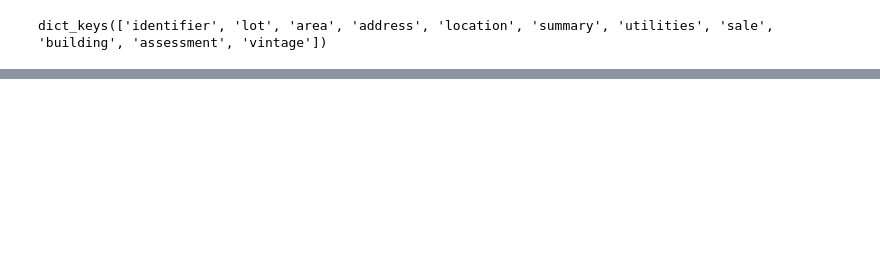
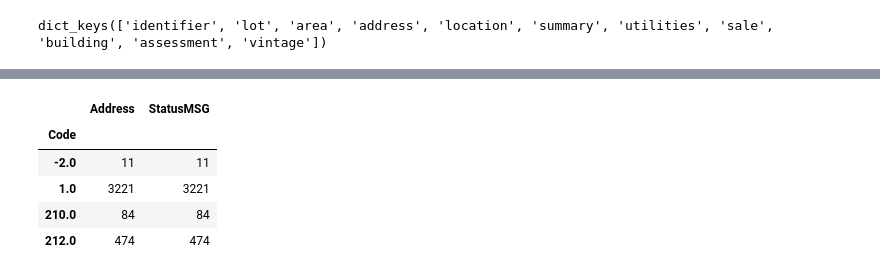
Before and after one commit to asensio-lab/albany-housing-analytics, a Jupyter notebook: property_scraper/property_data.ipynb, the cells around one changed output, grey strips where cells are left out. Cells and saved outputs as stored; diff of their text form; code cells hidden in the pictures; blank space fills up the shorter version.

```diff
--- a/property_scraper/property_data.ipynb
+++ b/property_scraper/property_data.ipynb
@@ -105,0 +288,13 @@ len(dfp)/len(data) # about 75% of addresses have data
+# %%
+missing_list.groupby(by='Code').count()
+#-2 = System Not Responding : There is a failure within the api
+#1 = SuccessWithoutResult : Your request was successful but returned no results
+#210 = Geocoder Search Results Address Not Identified. : The input address could not be identified. Please try again.
+#212 = 	Success without results. No data available for this address. : The input address has been located with ZIP level precision, but a record is not available.
+# %% [output]
+|  | Address | StatusMSG |
+| Code |  |  |
+| -2.0 | 11 | 11 |
+| 1.0 | 3221 | 3221 |
+| 210.0 | 84 | 84 |
+| 212.0 | 474 | 474 |
```
Also changed, not shown: parts of 67 cells of this notebook, 41 other files.
